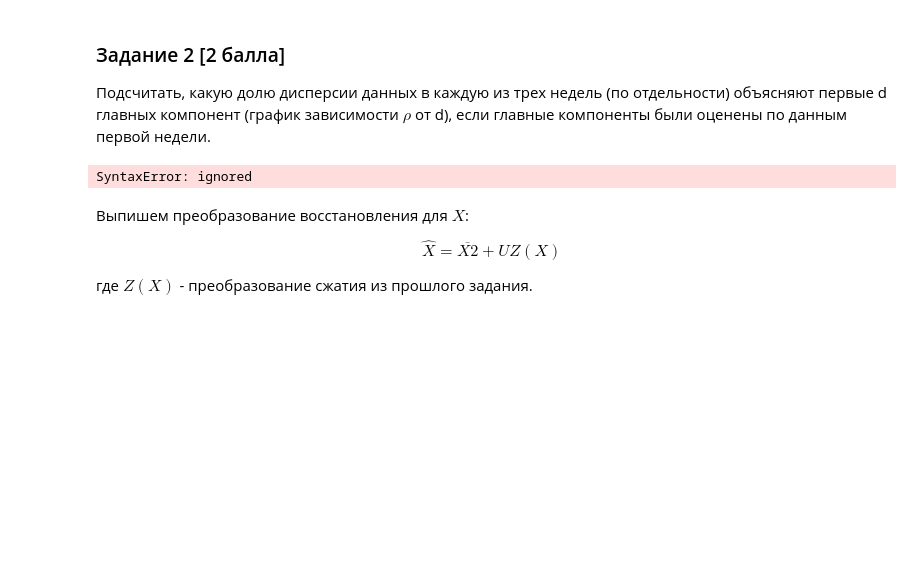
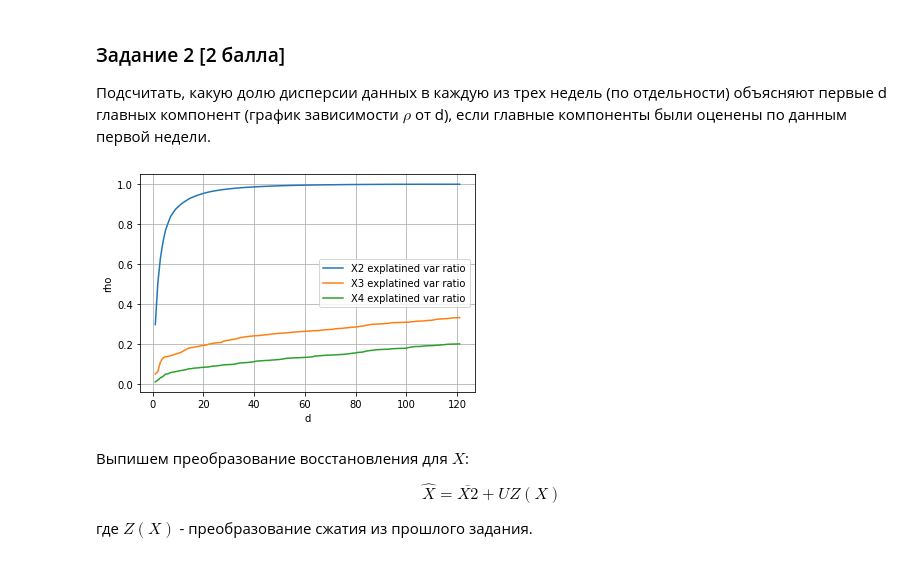
Before and after one commit to ksetdekov/ml_dpo_2021, a Jupyter notebook: hw/hw6/hw06.ipynb, the cells around one changed output. Cells and saved outputs as stored; diff of their text form; code cells hidden in the pictures; blank space fills up the shorter version.

```diff
--- a/hw/hw6/hw06.ipynb
+++ b/hw/hw6/hw06.ipynb
@@ -158,16 +164,19 @@ Are they close?: True
 ### Задание 2 [2 балла] <a id="task2"></a>
 Подсчитать, какую долю дисперсии данных в каждую из трех
 недель (по отдельности) объясняют первые d главных компонент (график зависимости $\rho$ от d), если главные компоненты были оценены по данным первой недели.
-# %%
-X2_var, = # your code here
-X3_var, = # your code here
-X4_var, = # your code here
-
-plt.legend(handles=[X2_var, X3_var, X4_var], loc='best')
-plt.axis('tight');
-plt.grid();
-# %% [output]
-SyntaxError: ignored
+# %%
+X2_var = plt.plot(range(1,122), [rho(X2,X2_mean, U, i) for i in range(1,122)], label='X2 explatined var ratio')
+X3_var =  plt.plot(range(1,122), [rho(X3,X2_mean, U, i) for i in range(1,122)], label='X3 explatined var ratio')
+X4_var =  plt.plot(range(1,122), [rho(X4,X2_mean, U, i) for i in range(1,122)], label='X4 explatined var ratio')
+
+plt.legend(loc='best')
+plt.axis('tight');
+plt.grid();
+plt.xlabel("d")
+plt.ylabel("rho")
+plt.show()
+# %% [output]
+[figure, added]
 # %% [markdown]
 Выпишем преобразование восстановления для $X$:
 
```
Also changed, not shown: parts of 5 cells of this notebook.
